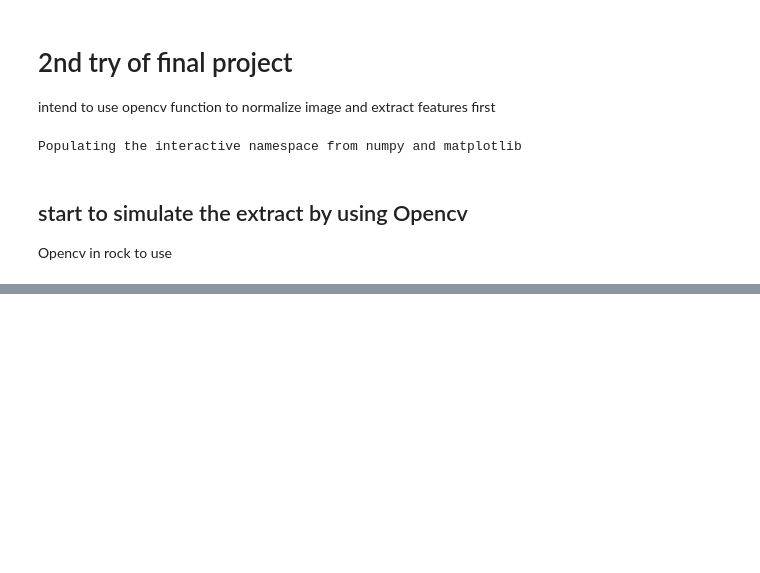
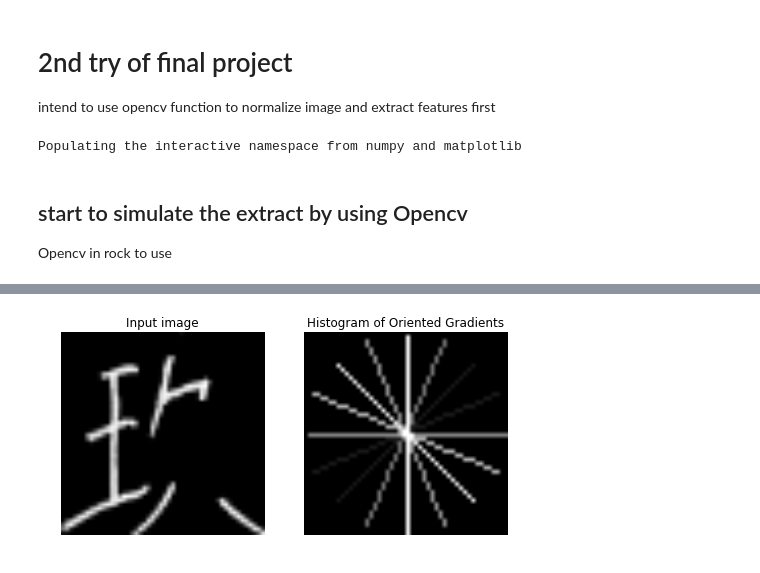
Before and after one commit to chanhou/NTUML_Final, a Jupyter notebook: Final 2.ipynb, the cells around one changed output, grey strips where cells are left out. Saved outputs shown, nothing was run; the diff lists cells and outputs as text; code cells hidden in the pictures; blank space fills up the shorter version.

```diff
--- a/Final 2.ipynb
+++ b/Final 2.ipynb
@@ -43,3 +47,23 @@ import cv2
+# %%
+image = xx_train[1,:].todense().reshape(50,50)
+fd, hog_image = hog(image, orientations=8, pixels_per_cell=(50,50),
+                    cells_per_block=(2,2), visualise=True)
+
+fig, (ax1, ax2) = plt.subplots(1, 2, figsize=(8, 4))
+
+ax1.axis('off')
+ax1.imshow(image, cmap=plt.cm.gray)
+ax1.set_title('Input image')
+
+# Rescale histogram for better display
+hog_image_rescaled = exposure.rescale_intensity(hog_image, in_range=(0, 0.02))
+
+ax2.axis('off')
+ax2.imshow(hog_image_rescaled, cmap=plt.cm.gray)
+ax2.set_title('Histogram of Oriented Gradients')
+plt.show()
+# %% [output]
+[figure, added]
 # %%
 # %% [output]
 <matplotlib.image.AxesImage at 0x...>
```
Also changed, not shown: parts of 32 cells of this notebook, 6 other files.
